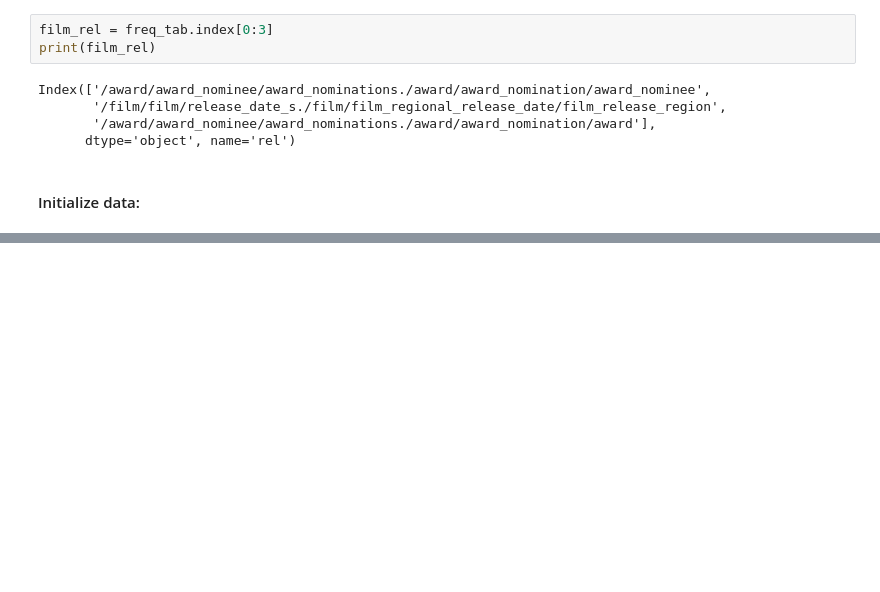
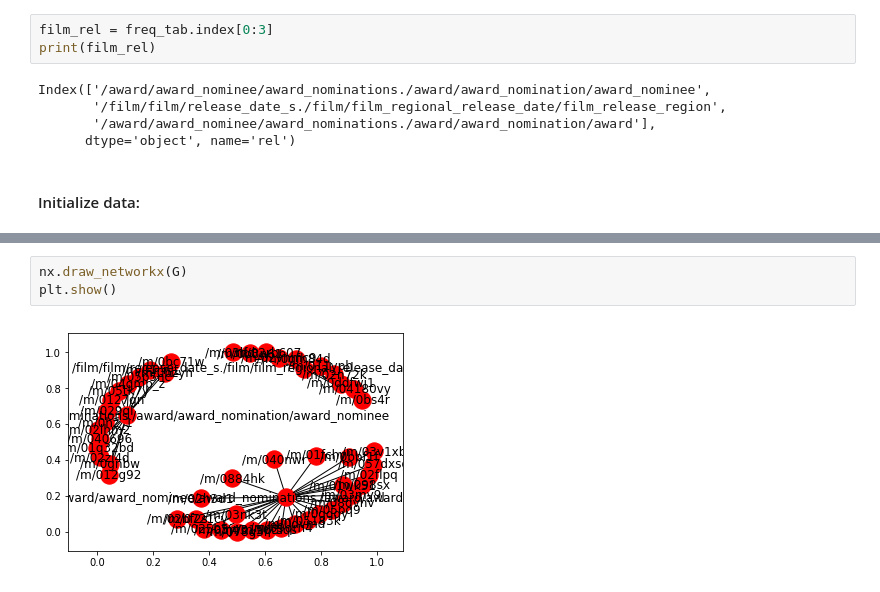
Before and after one commit to AnishRaj20/TransE_Algorithm, a Jupyter notebook: TransE_Algorithm.ipynb, the cells around one changed output, grey strips where cells are left out. Saved outputs shown, nothing was run; the diff lists cells and outputs as text; blank space fills up the shorter version.

```diff
--- a/TransE_Algorithm.ipynb
+++ b/TransE_Algorithm.ipynb
@@ -183,0 +171,5 @@ InvocationException: Program terminated with status: 1. stderr follows: Error: /
+# %%
+nx.draw_networkx(G)
+plt.show()
+# %% [output]
+[figure, added]
```
Also changed, not shown: parts of 4 cells of this notebook.
